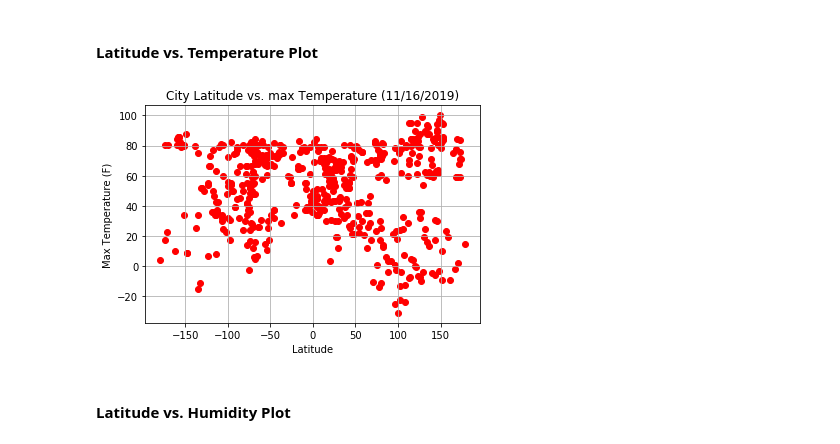
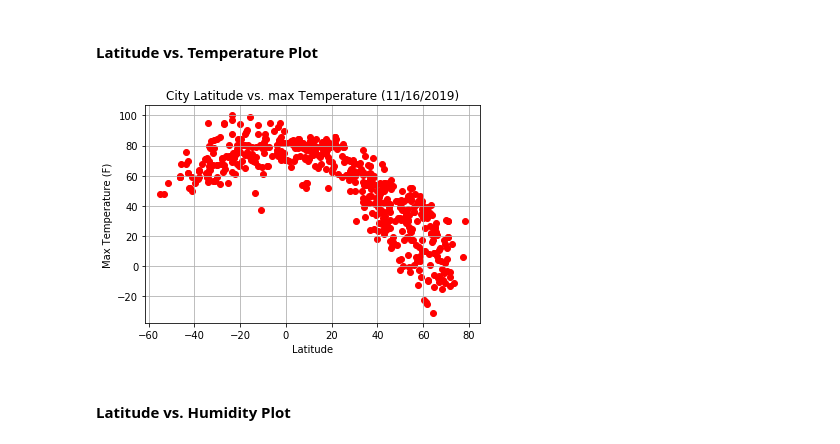
Before and after one commit to cosamagrande/python-api-challenge, a Jupyter notebook: WeatherPy/starter_code/WeatherPy.ipynb, the cells around one changed output. Saved outputs shown, nothing was run; the diff lists cells and outputs as text; code cells hidden in the pictures.

Commit message:
Finished plots

```diff
--- a/WeatherPy/starter_code/WeatherPy.ipynb
+++ b/WeatherPy/starter_code/WeatherPy.ipynb
@@ -222,21 +222,21 @@ weather_df.to_csv(output_file, index=False, header=True)
 # %% [markdown]
 #### Latitude vs. Temperature Plot
 # %%
-# Generate the Plot (with Error Bars)
-plt.scatter(weather_df["Lng"],weather_df["Max Temp_F"],color="red",marker="o")
+# Generate the Plot
+plt.scatter(weather_df["Lat"],weather_df["Max Temp_F"],color="red",marker="o")
 
 # Incorporate the other graph properties
 plt.title("City Latitude vs. max Temperature (11/16/2019)")
 plt.ylabel("Max Temperature (F)")
 plt.xlabel("Latitude")
 plt.grid(True)
 
 # # Save the Figure
-# plt.savefig("../Images/Survival.png")
+plt.savefig("../Images/Temperature.png")
 
 # Show the Figure
 plt.show()
 # %% [output]
-[figure, old version]
+[figure, new version]
 # %% [markdown]
 #### Latitude vs. Humidity Plot
```
Also changed, not shown: parts of 3 cells of this notebook, 4 other files.
